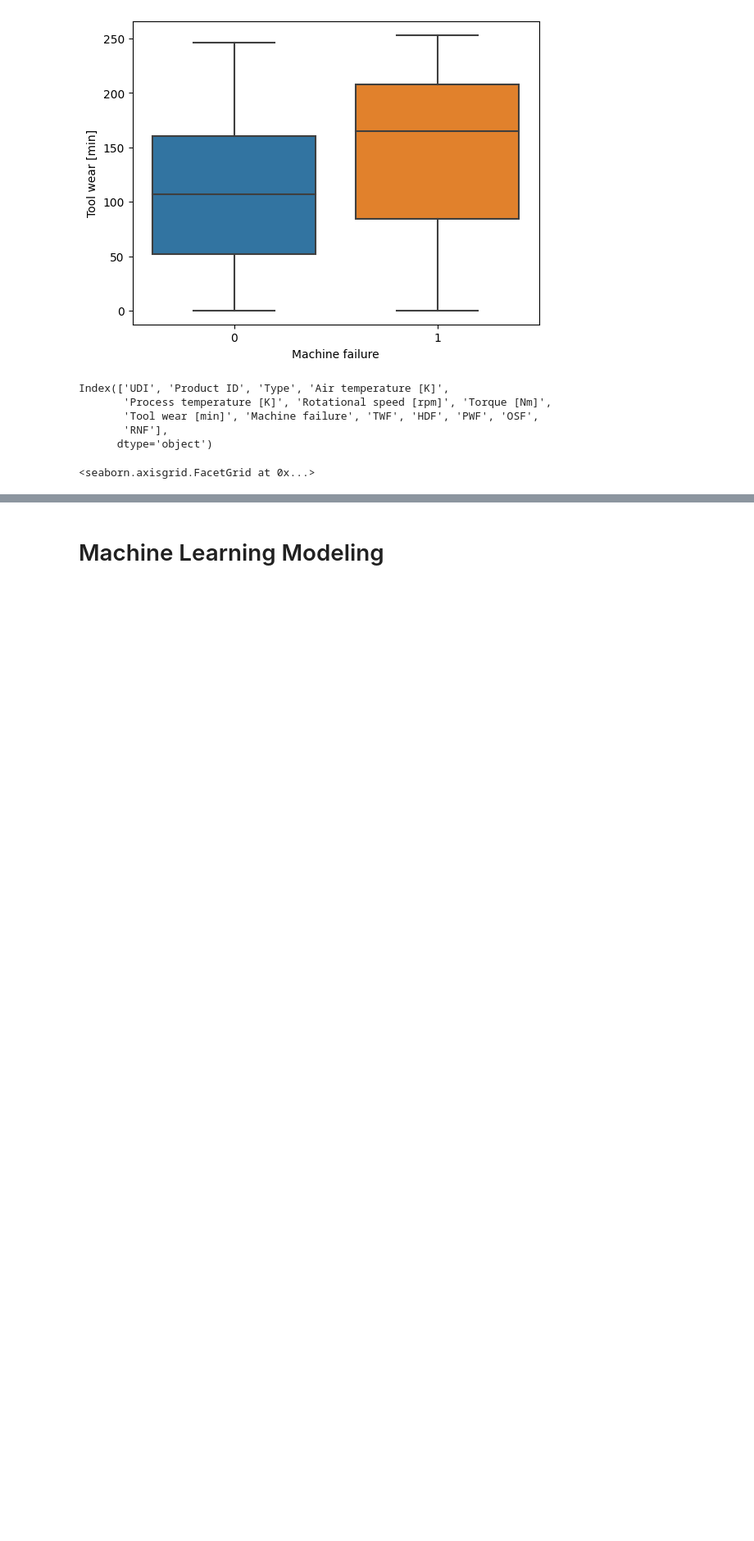
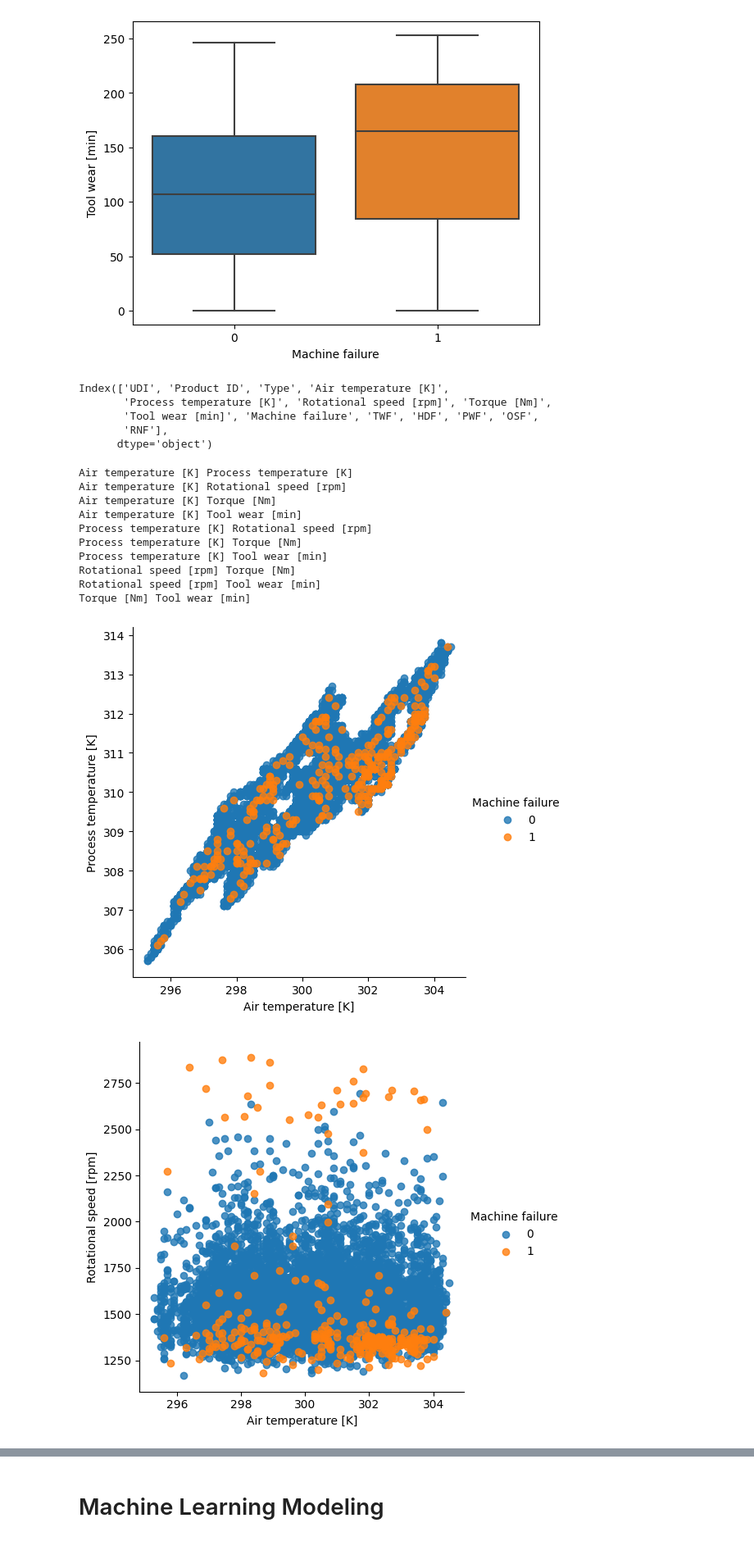
Before and after one commit to Sebastian1981/CBM_DataSimulator, a Jupyter notebook: notebooks/eda.ipynb, the cells around one changed output, grey strips where cells are left out. Shown at 82% size. Cells and saved outputs as stored; diff of their text form; code cells hidden in the pictures; blank space fills up the shorter version.

```diff
--- a/notebooks/eda.ipynb
+++ b/notebooks/eda.ipynb
@@ -89,7 +90,22 @@ Index(['UDI', 'Product ID', 'Type', 'Air temperature [K]',
        'Tool wear [min]', 'Machine failure', 'TWF', 'HDF', 'PWF', 'OSF',
        'RNF'],
       dtype='object')
-# %%
-sns.lmplot(x='Air temperature [K]', y='Rotational speed [rpm]', hue='Machine failure', data=df, fit_reg=False)
-# %% [output]
-<seaborn.axisgrid.FacetGrid at 0x...>
+# %%
+# Generate all combinations of features
+combinations = list(itertools.combinations(features, 2))
+for c in combinations:
+    print(c[0], c[1])
+    sns.lmplot(x=c[0], y=c[1], hue='Machine failure', data=df, fit_reg=False)
+# %% [output]
+Air temperature [K] Process temperature [K]
+Air temperature [K] Rotational speed [rpm]
+Air temperature [K] Torque [Nm]
+Air temperature [K] Tool wear [min]
+Process temperature [K] Rotational speed [rpm]
+Process temperature [K] Torque [Nm]
+Process temperature [K] Tool wear [min]
+Rotational speed [rpm] Torque [Nm]
+Rotational speed [rpm] Tool wear [min]
+Torque [Nm] Tool wear [min]
+[figure, added]
+[figure, added]
```
Also changed, not shown: parts of 7 cells of this notebook.
